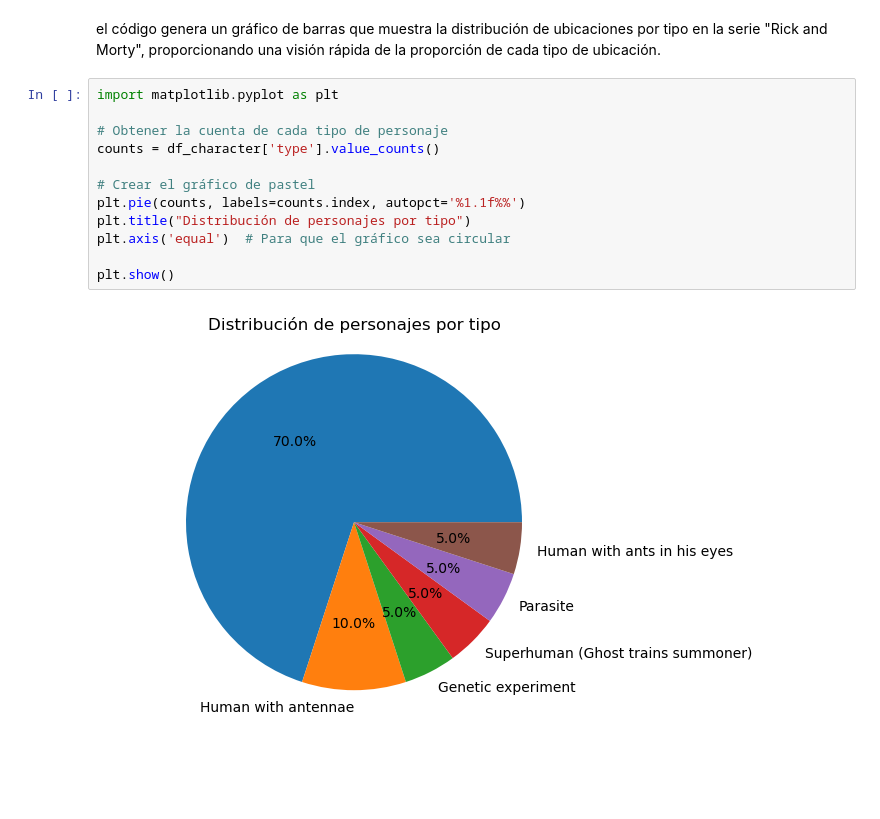
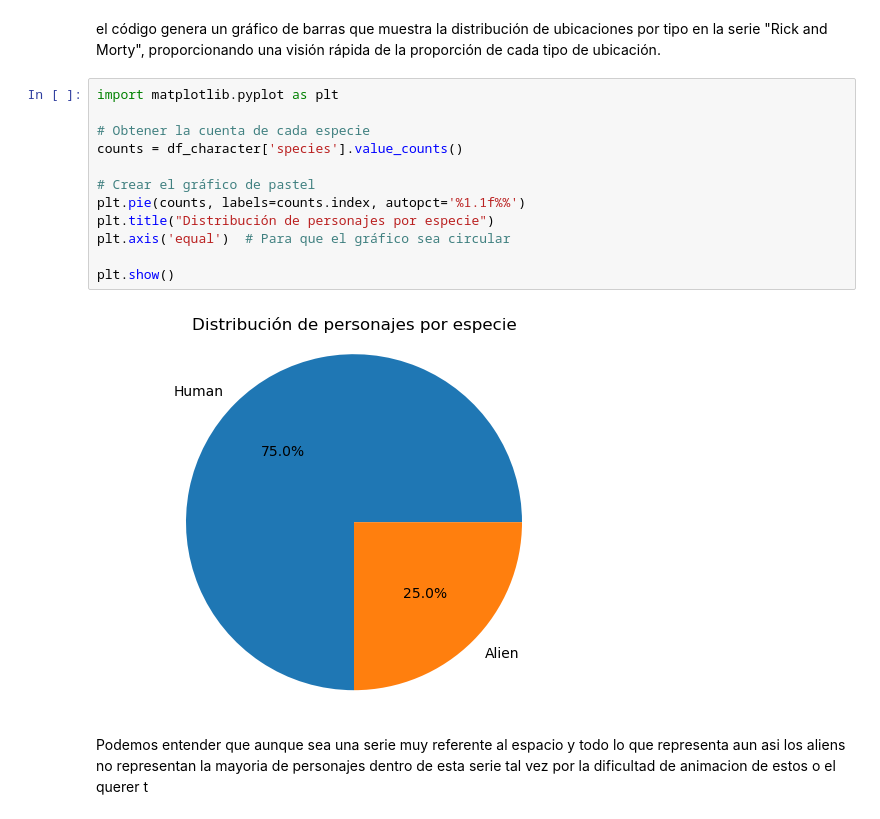
Before and after one commit to MarioCruzado8/API-RickandMorty, a Jupyter notebook: PC3 - API Rick and Morty.ipynb, the cells around one changed output. Drawn from its saved outputs; the diff is of its cells as text; blank space fills up the shorter version.

Commit message:
contexto personajes

```diff
--- a/PC3 - API Rick and Morty.ipynb
+++ b/PC3 - API Rick and Morty.ipynb
@@ -1154,17 +1154,19 @@ plt.show()
 [figure]
 # %% [markdown]
 el código genera un gráfico de barras que muestra la distribución de ubicaciones por tipo en la serie "Rick and Morty", proporcionando una visión rápida de la proporción de cada tipo de ubicación.
-# %%
-import matplotlib.pyplot as plt
-
-# Obtener la cuenta de cada tipo de personaje
-counts = df_character['type'].value_counts()
-
-# Crear el gráfico de pastel
-plt.pie(counts, labels=counts.index, autopct='%1.1f%%')
-plt.title("Distribución de personajes por tipo")
-plt.axis('equal')  # Para que el gráfico sea circular
-
-plt.show()
-# %% [output]
-[figure, removed]
+# %%
+import matplotlib.pyplot as plt
+
+# Obtener la cuenta de cada especie
+counts = df_character['species'].value_counts()
+
+# Crear el gráfico de pastel
+plt.pie(counts, labels=counts.index, autopct='%1.1f%%')
+plt.title("Distribución de personajes por especie")
+plt.axis('equal')  # Para que el gráfico sea circular
+
+plt.show()
+# %% [output]
+[figure, added]
+# %% [markdown]
+Podemos entender que aunque sea una serie muy referente al espacio y todo lo que representa aun asi los aliens no representan la mayoria de personajes dentro de esta serie tal vez por la dificultad de animacion de estos o el querer t
```
